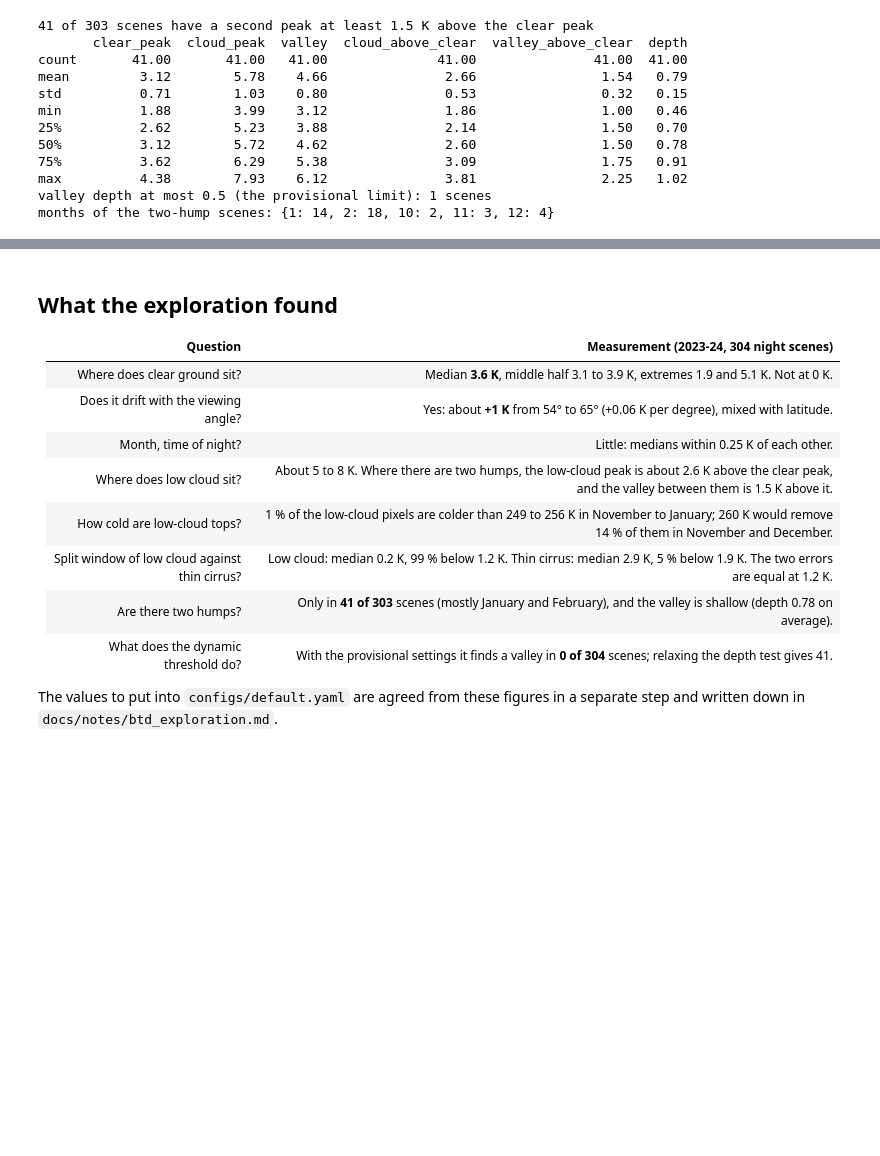
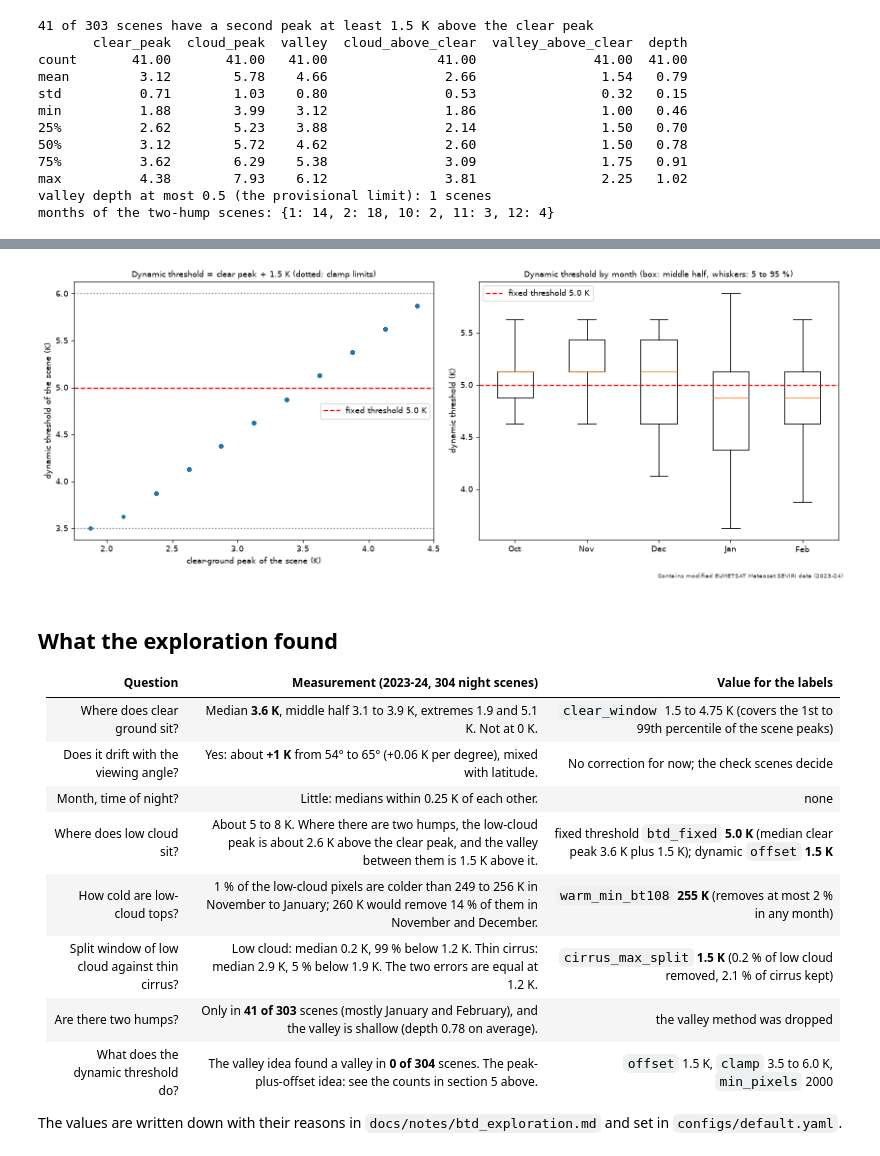
Before and after one commit to muhammettcepi/seviri-fog-segmentation, a Jupyter notebook: notebooks/02_explore_btd.ipynb, the cells around one changed output, grey strips where cells are left out. Drawn from its saved outputs; the diff is of its cells as text; code cells hidden in the pictures; blank space fills up the shorter version.

```diff
--- a/notebooks/02_explore_btd.ipynb
+++ b/notebooks/02_explore_btd.ipynb
@@ -798,16 +811,39 @@ median clear-ground peak: 3.62 K (provisional warm top and split), 3.62 K (candi
+# %%
+fig, (scatter_ax, month_ax) = plt.subplots(1, 2, figsize=(14, 5.5))
+
+scatter_ax.scatter(dynamic_scenes["clear_peak"], dynamic_scenes["threshold"], s=14)
+scatter_ax.axhline(
+    params.btd_fixed, color="red", linestyle="--", label=f"fixed threshold {params.btd_fixed} K"
+)
+for limit in dynamic_params.clamp:
+    scatter_ax.axhline(limit, color="0.5", linestyle=":")
+scatter_ax.set_xlabel("clear-ground peak of the scene (K)")
+scatter_ax.set_ylabel("dynamic threshold of the scene (K)")
+scatter_ax.set_title("Dynamic threshold = clear peak + 1.5 K (dotted: clamp limits)", fontsize=10)
+scatter_ax.legend()
+
+by_month = [dynamic_scenes.loc[dynamic_scenes["month"] == month, "threshold"] for month in SEASON_MONTHS]
+month_ax.boxplot(by_month, whis=(5, 95), showfliers=False)
+month_ax.set_xticks(range(1, len(MONTH_NAMES) + 1), MONTH_NAMES)
+month_ax.axhline(params.btd_fixed, color="red", linestyle="--", label=f"fixed threshold {params.btd_fixed} K")
+month_ax.set_ylabel("dynamic threshold (K)")
+month_ax.set_title("Dynamic threshold by month (box: middle half, whiskers: 5 to 95 %)", fontsize=10)
+month_ax.legend()
+save_figure(fig, "dynamic_threshold_check.png")
+# %% [output]
+[figure, added]
 # %% [markdown]
 ## What the exploration found
 
-| Question | Measurement (2023-24, 304 night scenes) |
-|---|---|
-| Where does clear ground sit? | Median **3.6 K**, middle half 3.1 to 3.9 K, extremes 1.9 and 5.1 K. Not at 0 K. |
-| Does it drift with the viewing angle? | Yes: about **+1 K** from 54° to 65° (+0.06 K per degree), mixed with latitude. |
-| Month, time of night? | Little: medians within 0.25 K of each other. |
-| Where does low cloud sit? | About 5 to 8 K. Where there are two humps, the low-cloud peak is about 2.6 K above the clear peak, and the valley between them is 1.5 K above it. |
-| How cold are low-cloud tops? | 1 % of the low-cloud pixels are colder than 249 to 256 K in November to January; 260 K would remove 14 % of them in November and December. |
-| Split window of low cloud against thin cirrus? | Low cloud: median 0.2 K, 99 % below 1.2 K. Thin cirrus: median 2.9 K, 5 % below 1.9 K. The two errors are equal at 1.2 K. |
-| Are there two humps? | Only in **41 of 303** scenes (mostly January and February), and the valley is shallow (depth 0.78 on average). |
-| What does the dynamic threshold do? | With the provisional settings it finds a valley in **0 of 304** scenes; relaxing the depth test gives 41. |
+| Question | Measurement (2023-24, 304 night scenes) | Value for the labels |
+|---|---|---|
+| Where does clear ground sit? | Median **3.6 K**, middle half 3.1 to 3.9 K, extremes 1.9 and 5.1 K. Not at 0 K. | `clear_window` 1.5 to 4.75 K (covers the 1st to 99th percentile of the scene peaks) |
+| Does it drift with the viewing angle? | Yes: about **+1 K** from 54° to 65° (+0.06 K per degree), mixed with latitude. | No correction for now; the check scenes decide |
+| Month, time of night? | Little: medians within 0.25 K of each other. | none |
+| Where does low cloud sit? | About 5 to 8 K. Where there are two humps, the low-cloud peak is about 2.6 K above the clear peak, and the valley between them is 1.5 K above it. | fixed threshold `btd_fixed` **5.0 K** (median clear peak 3.6 K plus 1.5 K); dynamic `offset` **1.5 K** |
+| How cold are low-cloud tops? | 1 % of the low-cloud pixels are colder than 249 to 256 K in November to January; 260 K would remove 14 % of them in November and December. | `warm_min_bt108` **255 K** (removes at most 2 % in any month) |
+| Split window of low cloud against thin cirrus? | Low cloud: median 0.2 K, 99 % below 1.2 K. Thin cirrus: median 2.9 K, 5 % below 1.9 K. The two errors are equal at 1.2 K. | `cirrus_max_split` **1.5 K** (0.2 % of low cloud removed, 2.1 % of cirrus kept) |
+| Are there two humps? | Only in **41 of 303** scenes (mostly January and February), and the valley is shallow (depth 0.78 on average). | the valley method was dropped |
+| What does the dynamic threshold do? | The valley idea found a valley in **0 of 304** scenes. The peak-plus-offset idea: see the counts in section 5 above. | `offset` 1.5 K, `clamp` 3.5 to 6.0 K, `min_pixels` 2000 |
 
-The values to put into `configs/default.yaml` are agreed from these figures in a separate step and written down in
-`docs/notes/btd_exploration.md`.
+The values are written down with their reasons in `docs/notes/btd_exploration.md` and set in `configs/default.yaml`.
```
Also changed, not shown: parts of 15 cells of this notebook, 4 other files.
